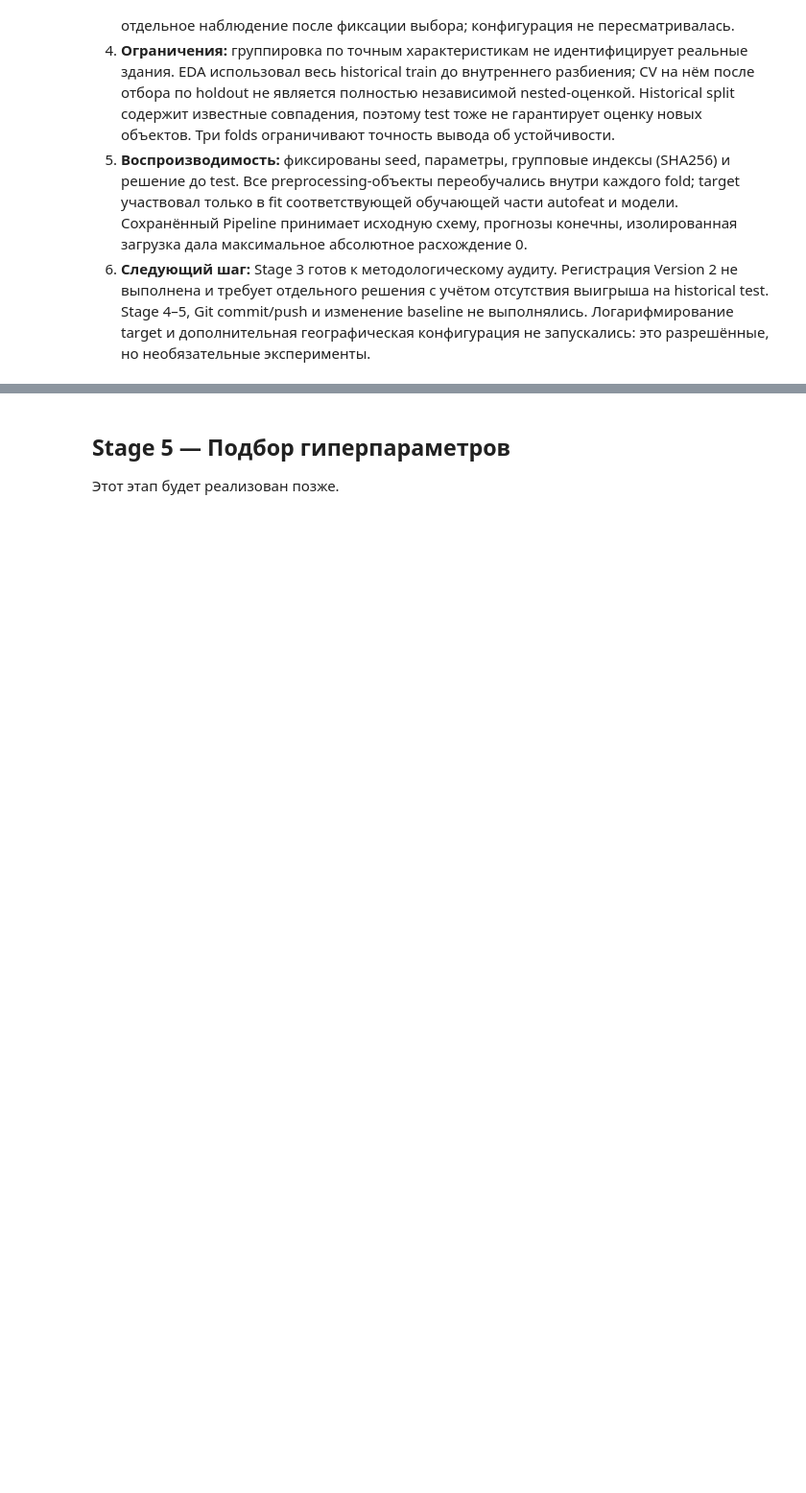
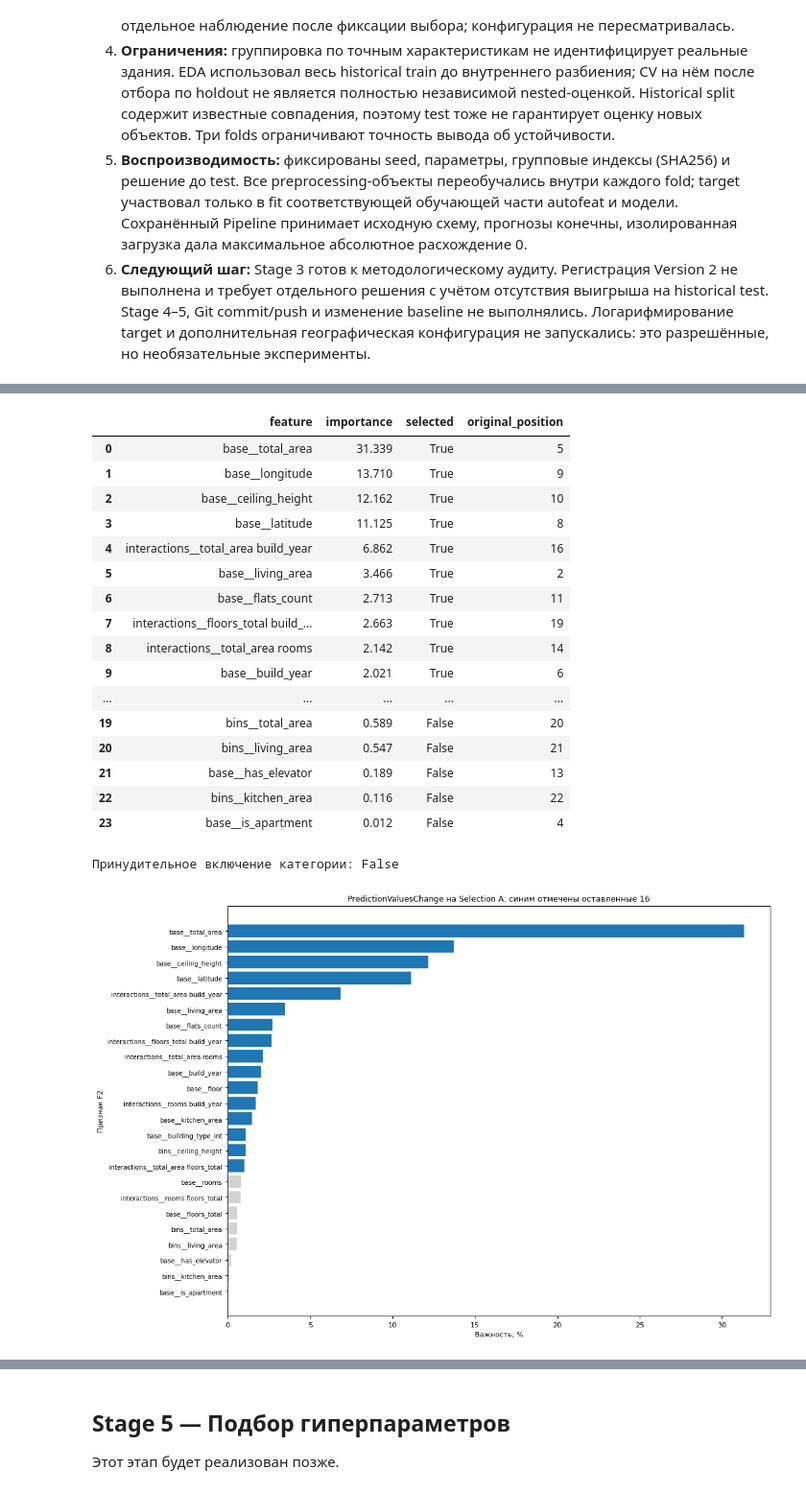
Before and after one commit to egpozd/mle-mlflow, a Jupyter notebook: model_improvement/model_improvement.ipynb, the cells around one changed output, grey strips where cells are left out. Shown at 96% size. Drawn from its saved outputs; the diff is of its cells as text; code cells hidden in the pictures; blank space fills up the shorter version.

Commit message:
Complete Stage 4 feature selection

```diff
--- a/model_improvement/model_improvement.ipynb
+++ b/model_improvement/model_improvement.ipynb
@@ -753,0 +812,15 @@ print("Исходный train не изменён. Registry Version 2 не ре
+# %%
+stage4_groups, stage4_keys = pd.factorize(pd.MultiIndex.from_frame(stage4_X), sort=False)
+stage4_dev, stage4_C = next(GroupShuffleSplit(n_splits=1, test_size=.2, random_state=42).split(stage4_X, stage4_y, stage4_groups))
+stage4_pool_size = 25000 if stage4_results["benchmark"].get("initial_pool_reduced") else (50000 if stage4_results["resource_start"]["ram_gib"] >= 1.5 else 25000)
+stage4_pool, _ = next(GroupShuffleSplit(n_splits=1, train_size=min(.95, stage4_pool_size / len(stage4_dev)), random_state=31415).split(stage4_X.iloc[stage4_dev], groups=stage4_groups[stage4_dev]))
+stage4_local_A, stage4_local_B = next(GroupShuffleSplit(n_splits=1, test_size=.2, random_state=2718).split(stage4_X.iloc[stage4_dev[stage4_pool]], groups=stage4_groups[stage4_dev[stage4_pool]]))
+stage4_A = stage4_dev[stage4_pool[stage4_local_A]]
+stage4_B = stage4_dev[stage4_pool[stage4_local_B]]
+for stage4_i, stage4_j in [(stage4_A, stage4_B), (stage4_A, stage4_C), (stage4_B, stage4_C), (stage4_dev, stage4_C)]:
+    assert not np.intersect1d(stage4_groups[stage4_i], stage4_groups[stage4_j]).size
+for stage4_name, stage4_idx in [("Development", stage4_dev), ("A", stage4_A), ("B", stage4_B), ("C", stage4_C)]:
+    assert hashlib.sha256(np.asarray(stage4_idx, dtype=np.int64).tobytes()).hexdigest() == stage4_results["splits"][stage4_name]["indices_sha256"]
+display(pd.DataFrame({key: stage4_results["splits"][key] for key in ["Development", "A", "B", "C"]}).T[["rows", "groups", "mean", "median", "p99", "above_A_p99_pct"]].rename(columns={"rows": "Строк", "groups": "Групп", "mean": "Средняя цена, ₽", "median": "Медиана, ₽", "p99": "P99, ₽", "above_A_p99_pct": "Выше P99 A, %"}))
+display(pd.Series(stage4_results["validation_C_target_diagnostics"], name="C: диагностика после фиксации").to_frame())
+print("Пересечения групп A/B/C:", stage4_results["group_overlap"])
@@ -753,0 +846,49 @@ print("Исходный train не изменён. Registry Version 2 не ре
+# %%
+stage4_pre = make_pipeline().named_steps["preprocess"]
+with warnings.catch_warnings(record=True):
+    warnings.simplefilter("always")
+    stage4_XA = stage4_pre.fit_transform(stage4_X.iloc[stage4_A], stage4_y.iloc[stage4_A])
+stage4_XB = stage4_pre.transform(stage4_X.iloc[stage4_B])
+assert list(stage4_XA.columns) == list(stage4_XB.columns) == stage4_results["feature_order_24"]
+assert stage4_XA.shape[1] == 24
+stage4_importance = pd.DataFrame(stage4_results["screening"]["importance"])
+stage4_ranked = stage4_importance.sort_values(["importance", "original_position"], ascending=[False, True])
+stage4_keep = list(stage4_ranked.feature.iloc[:16])
+stage4_forced = CATEGORY not in stage4_keep
+if stage4_forced:
+    stage4_keep[-1] = CATEGORY
+stage4_16 = tuple(name for name in stage4_XA.columns if name in stage4_keep)
+assert list(stage4_16) == stage4_results["screening"]["columns"]
+assert stage4_forced == stage4_results["screening"]["forced_category"]
+assert np.isclose(stage4_importance.importance.sum(), 100, atol=1e-6)
+display(stage4_importance.sort_values("importance", ascending=False).reset_index(drop=True))
+print("Принудительное включение категории:", stage4_forced)
+fig, ax = plt.subplots(figsize=(12, 8))
+stage4_plot_importance = stage4_importance.sort_values("importance")
+ax.barh(stage4_plot_importance.feature, stage4_plot_importance.importance,
+        color=["tab:blue" if yes else "lightgray" for yes in stage4_plot_importance.selected])
+ax.set(title="PredictionValuesChange на Selection A: синим отмечены оставленные 16", xlabel="Важность, %", ylabel="Признак F2")
+ax.tick_params(axis="y", labelsize=8)
+fig.tight_layout()
+plt.show()
+plt.close(fig)
+# %% [output]
+|  | feature | importance | selected | original_position |
+| 0 | base__total_area | 31.339 | True | 5 |
+| 1 | base__longitude | 13.710 | True | 9 |
+| 2 | base__ceiling_height | 12.162 | True | 10 |
+| 3 | base__latitude | 11.125 | True | 8 |
+| 4 | interactions__total_area build_year | 6.862 | True | 16 |
+| 5 | base__living_area | 3.466 | True | 2 |
+| 6 | base__flats_count | 2.713 | True | 11 |
+| 7 | interactions__floors_total build_... | 2.663 | True | 19 |
+| 8 | interactions__total_area rooms | 2.142 | True | 14 |
+| 9 | base__build_year | 2.021 | True | 6 |
+| ... | ... | ... | ... | ... |
+| 19 | bins__total_area | 0.589 | False | 20 |
+| 20 | bins__living_area | 0.547 | False | 21 |
+| 21 | base__has_elevator | 0.189 | False | 13 |
+| 22 | bins__kitchen_area | 0.116 | False | 22 |
+| 23 | base__is_apartment | 0.012 | False | 4 |
+Принудительное включение категории: False
+[figure, added]
```
Also changed, not shown: parts of 18 cells of this notebook, 3 other files.
